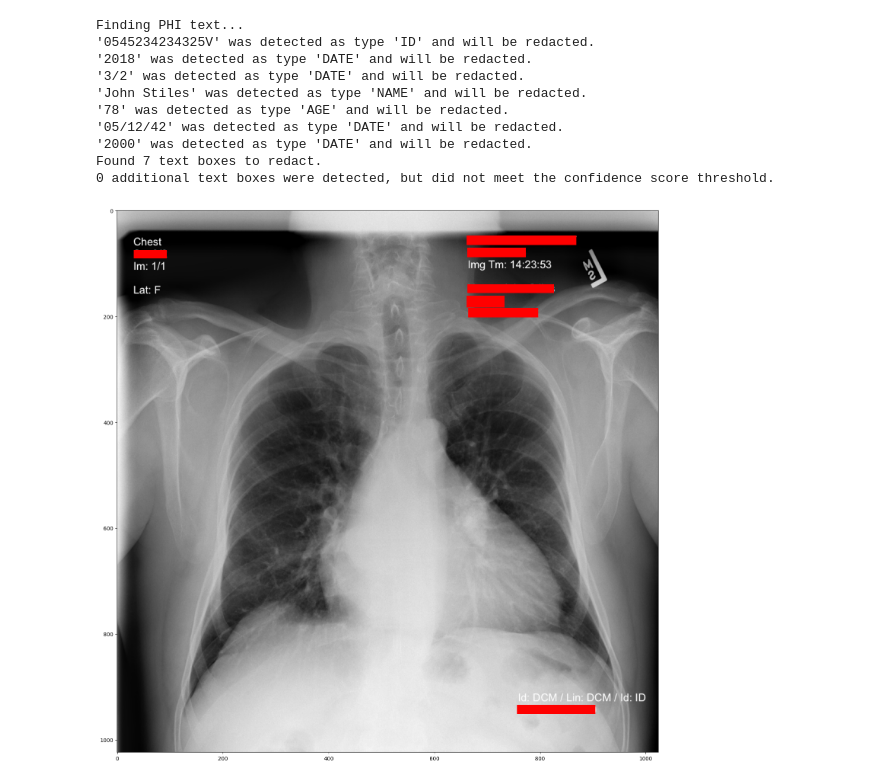
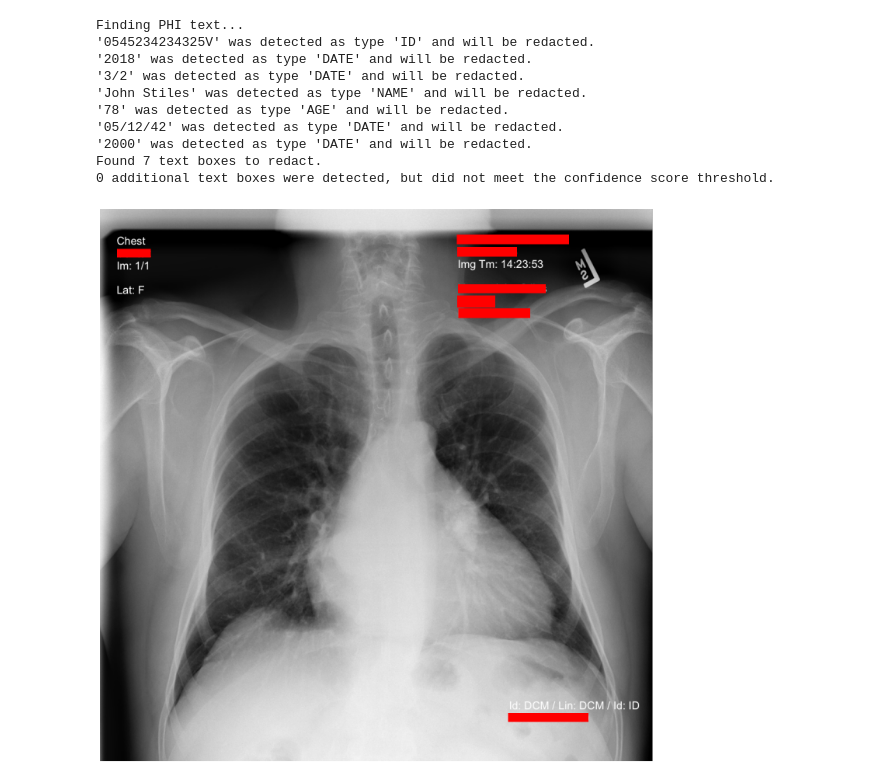
Before and after one commit to rwang5688/medical-image-pipeline, a Jupyter notebook: notebooks/de-identify-png/medical_image_de_id.ipynb, the cells around one changed output. Saved outputs shown, nothing was run; the diff lists cells and outputs as text; code cells hidden in the pictures.

```diff
--- a/notebooks/de-identify-png/medical_image_de_id.ipynb
+++ b/notebooks/de-identify-png/medical_image_de_id.ipynb
@@ -179,35 +179,36 @@ Found 7 text boxes to redact.
 #Now this list of bounding boxes will be used to draw red boxes over the PHI text.
 height, width = img.shape
 # What size does the figure need to be in inches to fit the image?
 figsize = width / float(dpi), height / float(dpi)
 # Create a figure of the right size with one axes that takes up the full figure
 fig = plt.figure(figsize=figsize)
 ax = fig.add_axes([0, 0, 1, 1])
 #ax.imshow(img)
 #plt.imshow(img, cmap='gray')
 ax.imshow(img, cmap='gray')
 for box in phi_boxes_list:
     #The bounding boxes are described as a ratio of the overall image dimensions, so we must multiply them
     #by the total image dimensions to get the exact pixel values for each dimension.
     x = img.shape[1] * box['Left']
     y = img.shape[0] * box['Top']
     width = img.shape[1] * box['Width']
     height = img.shape[0] * box['Height']
     rect = patches.Rectangle((x,y),width,height,linewidth=0,edgecolor=redacted_box_color,facecolor=redacted_box_color)
     ax.add_patch(rect)
-plt.show()
 
 #Ensure that no axis or whitespaces is printed in the image file we want to save.
-#plt.axis('off')
-#plt.gca().xaxis.set_major_locator(plt.NullLocator())
-#plt.gca().yaxis.set_major_locator(plt.NullLocator())
+plt.axis('off')
+plt.gca().xaxis.set_major_locator(plt.NullLocator())
+plt.gca().yaxis.set_major_locator(plt.NullLocator())
 
 #Save redacted medical image to the same Amazon S3 bucket, in PNG format, with 'de-id-' in front of the original
 #filename.
 #img_data = io.BytesIO()
 #plt.savefig(img_data, bbox_inches='tight', pad_inches=0, format='png')
 #img_data.seek(0)
 #Uncomment the line below to write the redacted image to S3
 #img_bucket.put_object(Body=img_data, ContentType='image/png', Key='de-id-'+object)
+
+plt.show()
 # %% [output]
-[figure, old version]
+[figure, new version]
```
